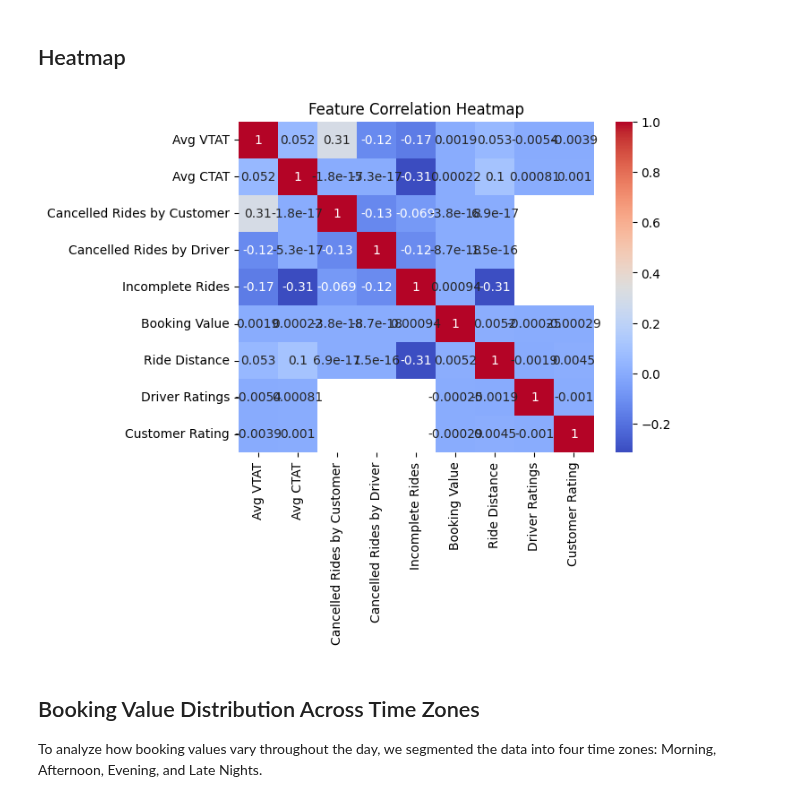
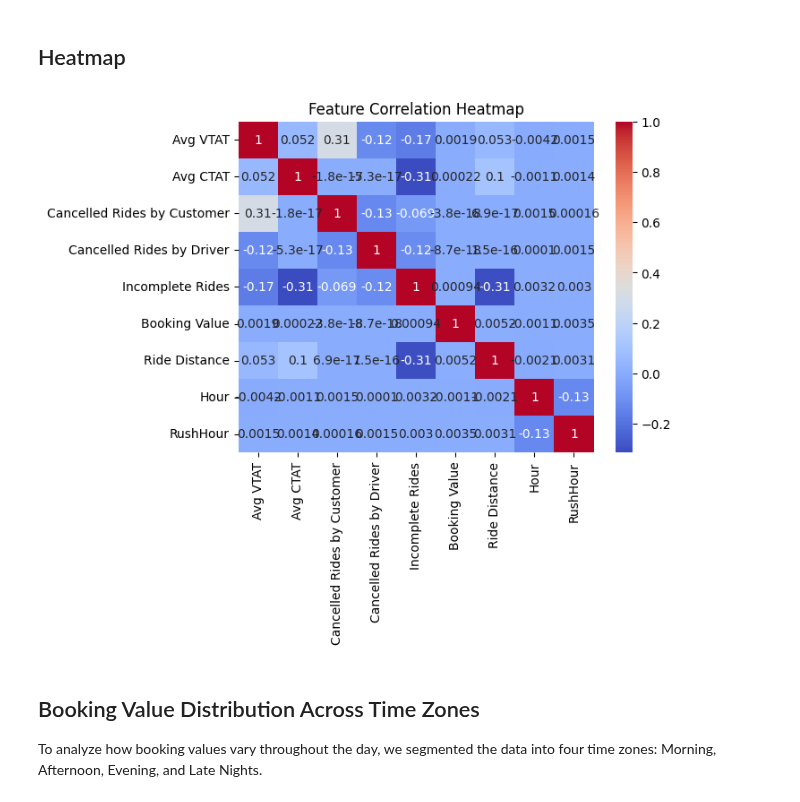
Before and after one commit to kiran-21/Uber-Data-Analytics-and-ML-model, a Jupyter notebook: uber-data-analysis.ipynb, the cells around one changed output. Cells and saved outputs as stored; diff of their text form; code cells hidden in the pictures.

```diff
--- a/uber-data-analysis.ipynb
+++ b/uber-data-analysis.ipynb
@@ -224,3 +244,13 @@ df2['TimeZone'] = df2['Hour'].apply(getTimebyZone)
+# %%
+def isRushHour(Hour):
+    if Hour >=7 and Hour<=10:
+        return 1
+    elif Hour >= 15 and Hour<= 18:
+        return 1
+    else:
+        return 0
+# %%
+df2['RushHour'] = df2['Hour'].apply(isRushHour)
 # %%
 df2.info()
 # %% [output]
@@ -244,11 +290,11 @@ memory usage: 18.9+ MB
 # %% [markdown]
 ## Heatmap
 # %%
-sns.heatmap(df.corr(numeric_only=True), annot=True, cmap="coolwarm")
+sns.heatmap(df2.corr(numeric_only=True), annot=True, cmap="coolwarm")
 plt.title("Feature Correlation Heatmap")
 plt.show()
 # %% [output]
-[figure, old version]
+[figure, new version]
 # %% [markdown]
 ## Booking Value Distribution Across Time Zones
 
```
Also changed, not shown: parts of 13 cells of this notebook.
